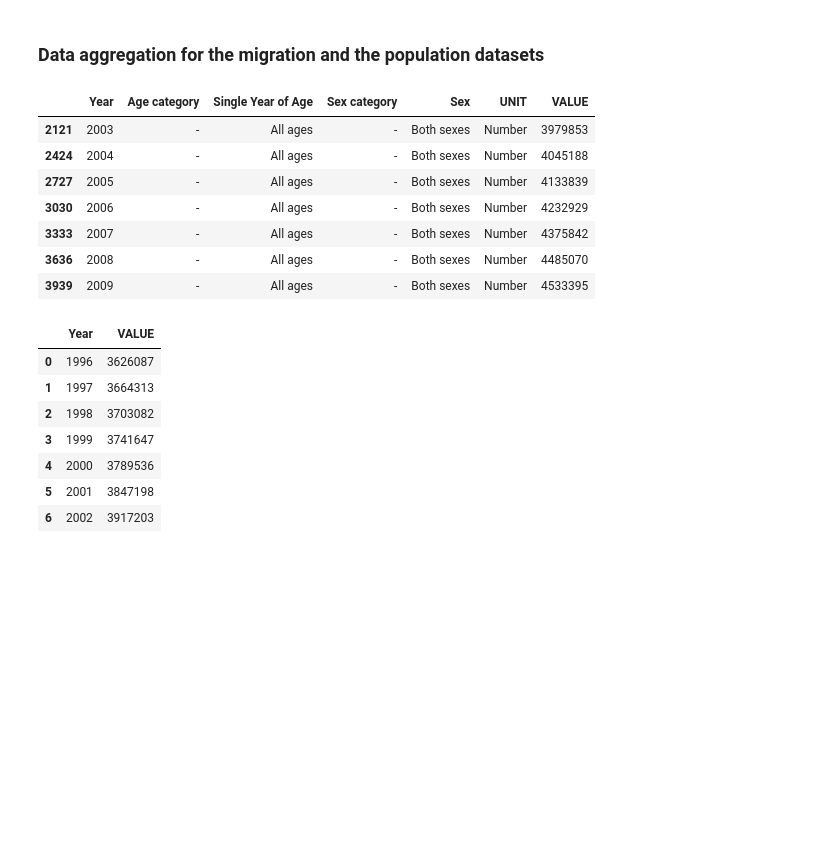
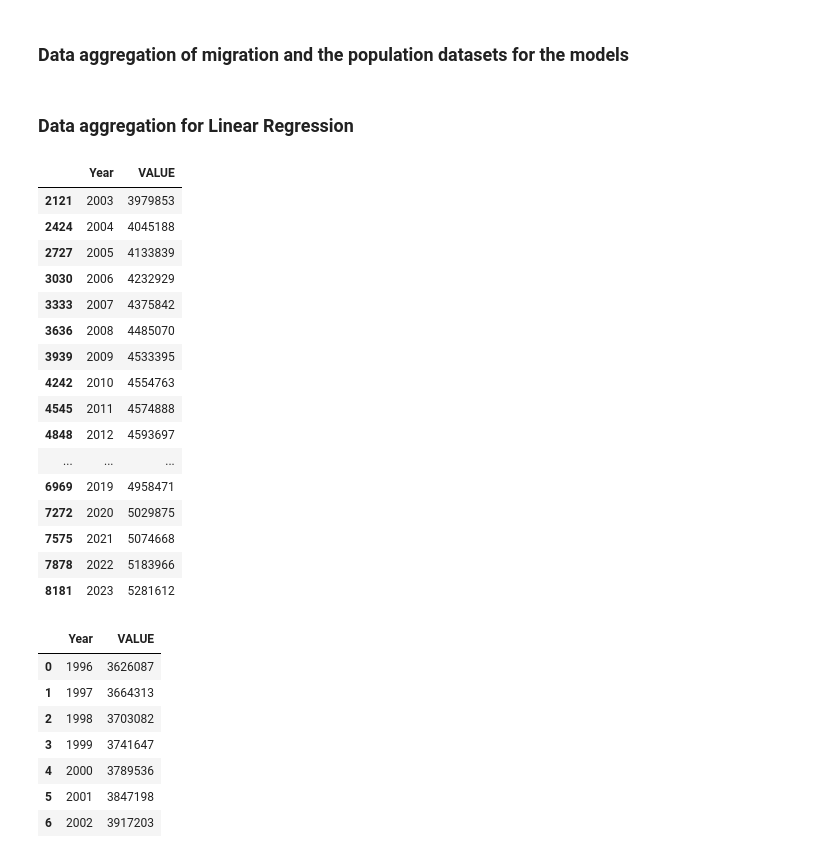
Before and after one commit to Ivkoto/DataAnalyticsMachineLearning, a Jupyter notebook: Data_Preparation/CA1_3_final_ML.ipynb, the cells around one changed output. Saved outputs shown, nothing was run; the diff lists cells and outputs as text; code cells hidden in the pictures; blank space fills up the shorter version.

```diff
--- a/Data_Preparation/CA1_3_final_ML.ipynb
+++ b/Data_Preparation/CA1_3_final_ML.ipynb
@@ -44,17 +49,5 @@ migration_df = pd.read_csv('migration_df_1996.csv')
 # %% [markdown]
-### Data aggregation for the migration and the population datasets
+### Data aggregation of migration and the population datasets for the models
-# %%
-filtered_BothSex = population_df[(population_df['Single Year of Age'] == 'All ages') & (population_df['Sex'] == 'Both sexes') & (population_df['Year'] >= 2003)]
-filtered_BothSex.head(7)
-# %% [output]
-|  | Year | Age category | Single Year of Age | Sex category | Sex | UNIT | VALUE |
-| 2121 | 2003 | - | All ages | - | Both sexes | Number | 3979853 |
-| 2424 | 2004 | - | All ages | - | Both sexes | Number | 4045188 |
-| 2727 | 2005 | - | All ages | - | Both sexes | Number | 4133839 |
-| 3030 | 2006 | - | All ages | - | Both sexes | Number | 4232929 |
-| 3333 | 2007 | - | All ages | - | Both sexes | Number | 4375842 |
-| 3636 | 2008 | - | All ages | - | Both sexes | Number | 4485070 |
-| 3939 | 2009 | - | All ages | - | Both sexes | Number | 4533395 |
 # %%
 migration_net_corrected = migration_df[
     (migration_df['Origin or Destination'] == 'Net migration') &
@@ -68,6 +61,31 @@ population_total_corrected = population_df[
     (population_df['Sex'] != 'Both sexes')
 ]
 population_aggregated_corrected = population_total_corrected.groupby('Year')['VALUE'].sum().reset_index()
+# %% [markdown]
+### Data aggregation for Linear Regression
+# %%
+filtered_BothSex = population_df[(population_df['Single Year of Age'] == 'All ages') & (population_df['Sex'] == 'Both sexes') & (population_df['Year'] >= 2003)]
+filtered_BothSex= filtered_BothSex.drop(['Single Year of Age', 'Sex', 'UNIT', 'Age category', 'Sex category'], axis =1)
+
+filtered_BothSex
+# %% [output]
+|  | Year | VALUE |
+| 2121 | 2003 | 3979853 |
+| 2424 | 2004 | 4045188 |
+| 2727 | 2005 | 4133839 |
+| 3030 | 2006 | 4232929 |
+| 3333 | 2007 | 4375842 |
+| 3636 | 2008 | 4485070 |
+| 3939 | 2009 | 4533395 |
+| 4242 | 2010 | 4554763 |
+| 4545 | 2011 | 4574888 |
+| 4848 | 2012 | 4593697 |
+| ... | ... | ... |
+| 6969 | 2019 | 4958471 |
+| 7272 | 2020 | 5029875 |
+| 7575 | 2021 | 5074668 |
+| 7878 | 2022 | 5183966 |
+| 8181 | 2023 | 5281612 |
 # %%
 population_aggregated_corrected.head(7)
 # %% [output]
```
Also changed, not shown: parts of 57 cells of this notebook.
